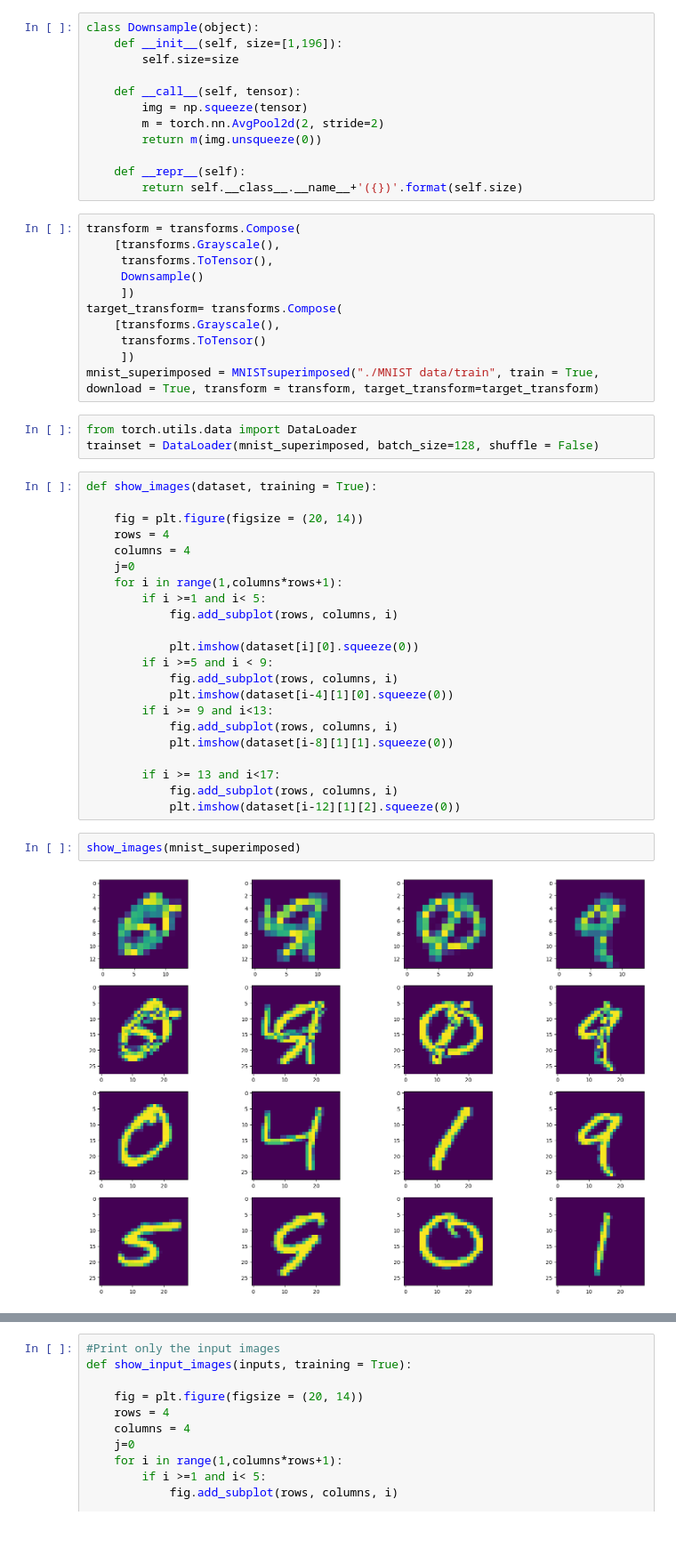
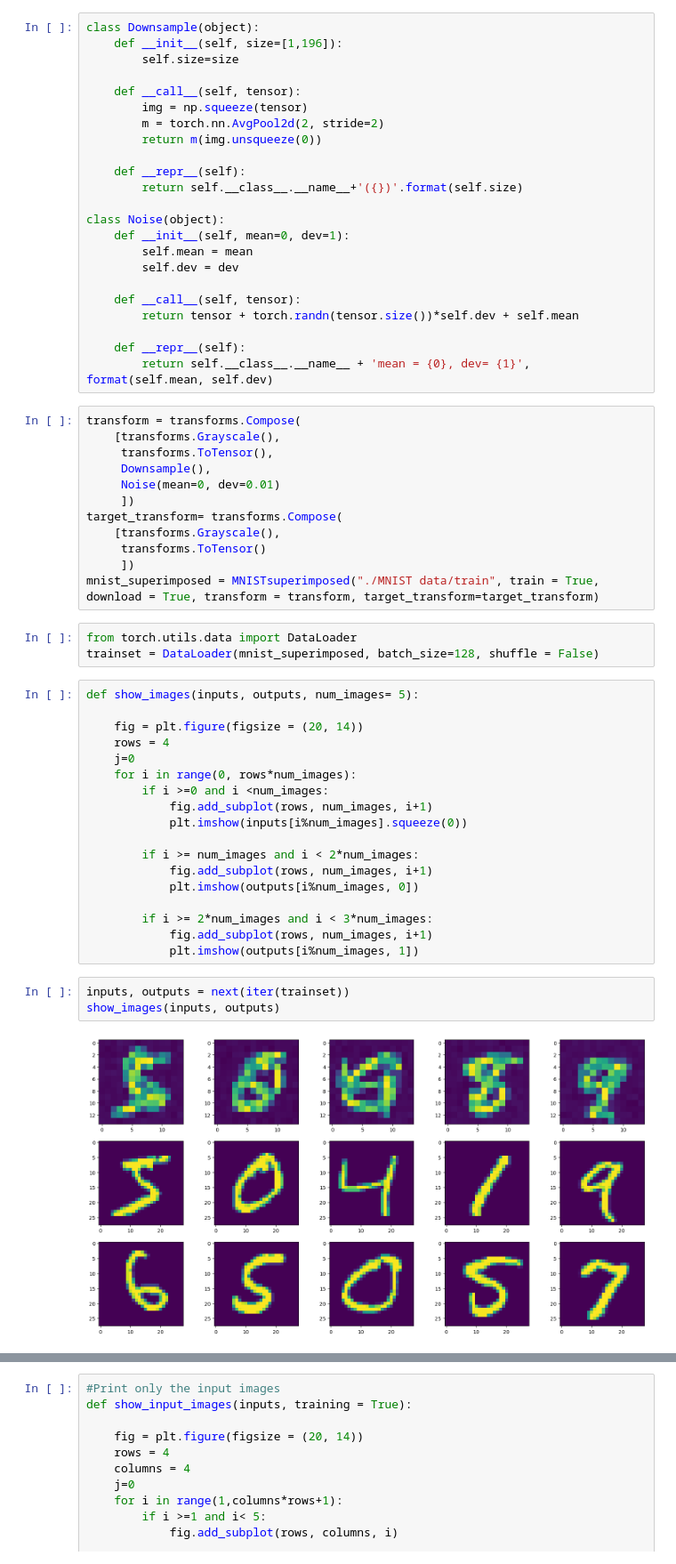
Before and after one commit to aranganath/Image-disambiguation, a Jupyter notebook: Image Disambiguity.ipynb, the cells around one changed output, grey strips where cells are left out. Shown: that part at 89% size. Saved outputs shown, nothing was run; the diff lists cells and outputs as text; blank space fills up the shorter version.

```diff
--- a/Image Disambiguity.ipynb
+++ b/Image Disambiguity.ipynb
@@ -213,11 +214,23 @@ class Downsample(object):
 
     def __repr__(self):
         return self.__class__.__name__+'({})'.format(self.size)
+
+class Noise(object):
+    def __init__(self, mean=0, dev=1):
+        self.mean = mean
+        self.dev = dev
+
+    def __call__(self, tensor):
+        return tensor + torch.randn(tensor.size())*self.dev + self.mean
+
+    def __repr__(self):
+        return self.__class__.__name__ + 'mean = {0}, dev= {1}', format(self.mean, self.dev)
 # %%
 transform = transforms.Compose(
     [transforms.Grayscale(),
      transforms.ToTensor(),
-     Downsample()
+     Downsample(),
+     Noise(mean=0, dev=0.01)
      ])
 target_transform= transforms.Compose(
     [transforms.Grayscale(),
@@ -228,28 +241,25 @@ mnist_superimposed = MNISTsuperimposed("./MNIST data/train", train = True, downl
 from torch.utils.data import DataLoader
 trainset = DataLoader(mnist_superimposed, batch_size=128, shuffle = False)
 # %%
-def show_images(dataset, training = True):
+def show_images(inputs, outputs, num_images= 5):
 
     fig = plt.figure(figsize = (20, 14))
     rows = 4
-    columns = 4
     j=0
-    for i in range(1,columns*rows+1):
-        if i >=1 and i< 5:
-            fig.add_subplot(rows, columns, i)
+    for i in range(0, rows*num_images):
+        if i >=0 and i <num_images:
+            fig.add_subplot(rows, num_images, i+1)
+            plt.imshow(inputs[i%num_images].squeeze(0))
 
-            plt.imshow(dataset[i][0].squeeze(0))
-        if i >=5 and i < 9:
-            fig.add_subplot(rows, columns, i)
-            plt.imshow(dataset[i-4][1][0].squeeze(0))
-        if i >= 9 and i<13:
-            fig.add_subplot(rows, columns, i)
-            plt.imshow(dataset[i-8][1][1].squeeze(0))
+        if i >= num_images and i < 2*num_images:
+            fig.add_subplot(rows, num_images, i+1)
+            plt.imshow(outputs[i%num_images, 0])
 
-        if i >= 13 and i<17:
-            fig.add_subplot(rows, columns, i)
-            plt.imshow(dataset[i-12][1][2].squeeze(0))
+        if i >= 2*num_images and i < 3*num_images:
+            fig.add_subplot(rows, num_images, i+1)
+            plt.imshow(outputs[i%num_images, 1])
 # %%
-show_images(mnist_superimposed)
+inputs, outputs = next(iter(trainset))
+show_images(inputs, outputs)
 # %% [output]
-[figure, old version]
+[figure, new version]
```
Also changed, not shown: parts of 8 cells of this notebook.
